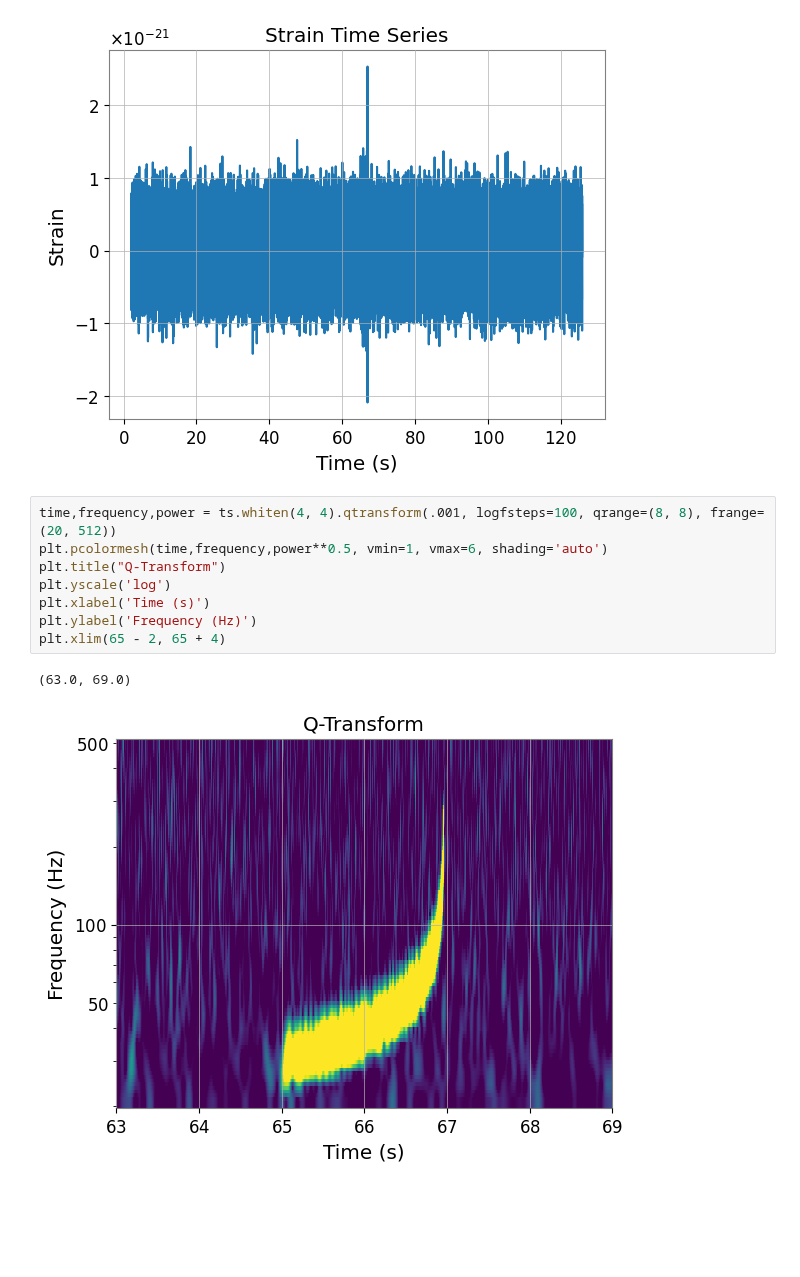
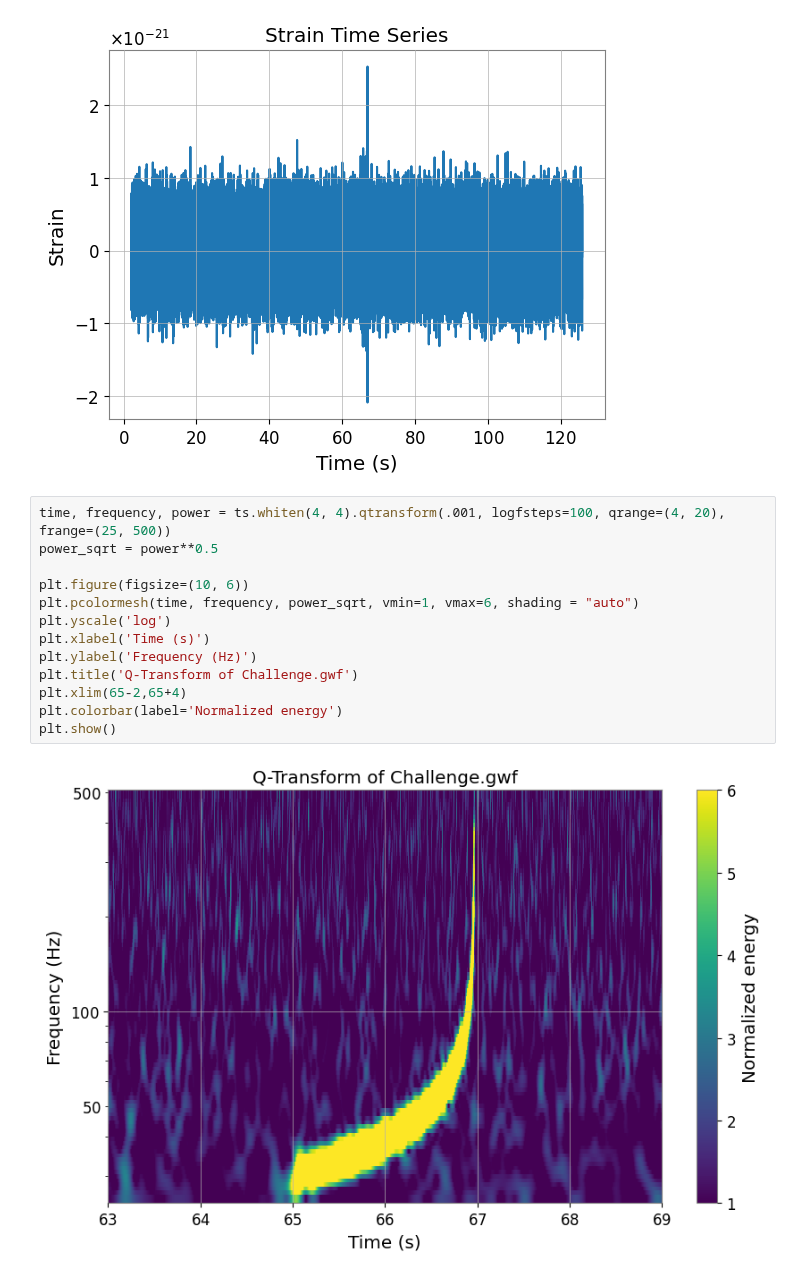
Before and after one commit to MrBenjaminHolmes/Gravitational-Waves, a Jupyter notebook: GWChallenges.ipynb, the cells around one changed output. Cells and saved outputs as stored; diff of their text form; blank space fills up the shorter version.

```diff
--- a/GWChallenges.ipynb
+++ b/GWChallenges.ipynb
@@ -107,13 +107,17 @@ Sampling rate: 4096.0 Hz
 Duration: 128.0 seconds
 [figure]
 # %%
-time,frequency,power = ts.whiten(4, 4).qtransform(.001, logfsteps=100, qrange=(8, 8), frange=(20, 512))
-plt.pcolormesh(time,frequency,power**0.5, vmin=1, vmax=6, shading='auto')
-plt.title("Q-Transform")
+time, frequency, power = ts.whiten(4, 4).qtransform(.001, logfsteps=100, qrange=(4, 20), frange=(25, 500))
+power_sqrt = power**0.5
+
+plt.figure(figsize=(10, 6))
+plt.pcolormesh(time, frequency, power_sqrt, vmin=1, vmax=6, shading = "auto")
 plt.yscale('log')
 plt.xlabel('Time (s)')
 plt.ylabel('Frequency (Hz)')
-plt.xlim(65 - 2, 65 + 4)
+plt.title('Q-Transform of Challenge.gwf')
+plt.xlim(65-2,65+4)
+plt.colorbar(label='Normalized energy')
+plt.show()
 # %% [output]
-(63.0, 69.0)
-[figure, old version]
+[figure, new version]
```
Also changed, not shown: parts of 2 cells of this notebook.
